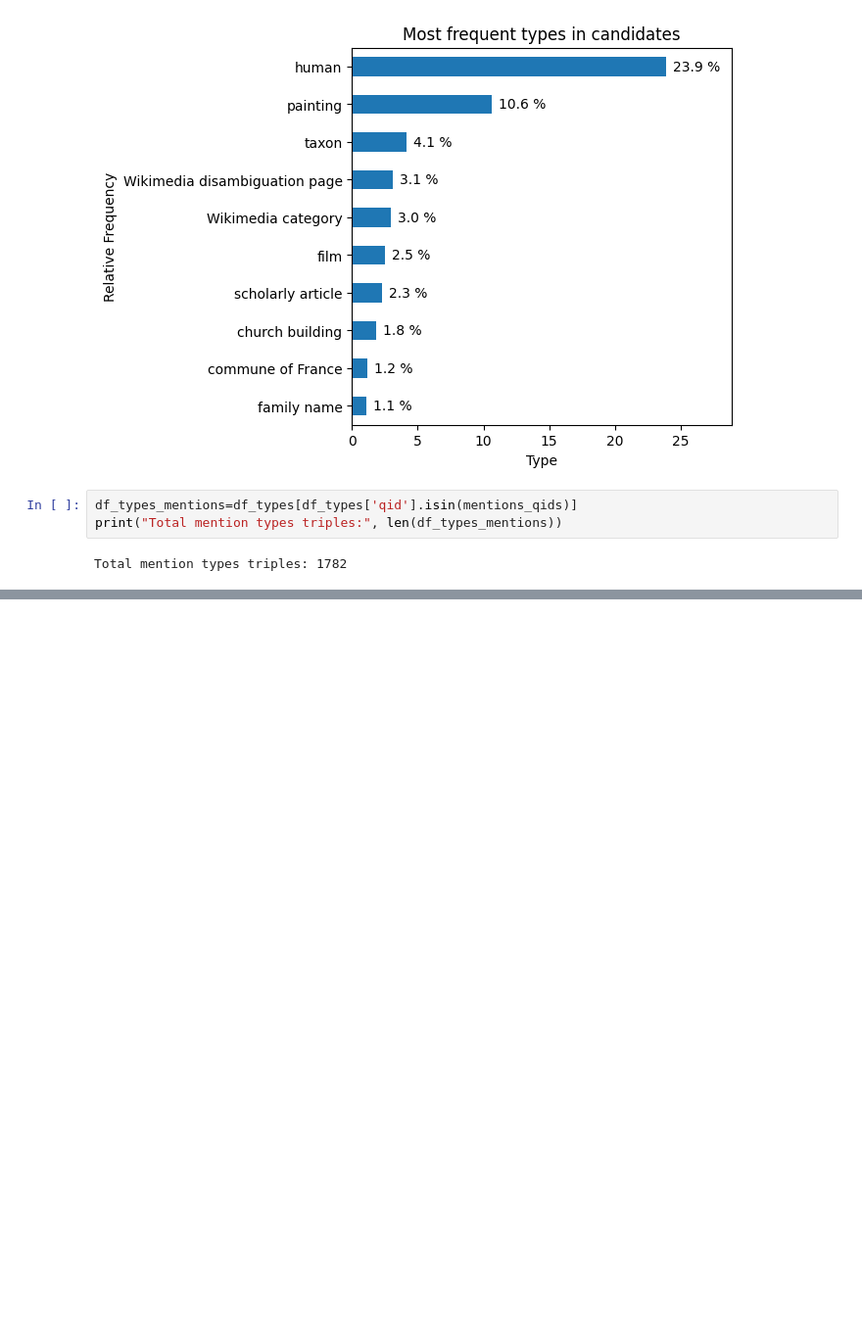
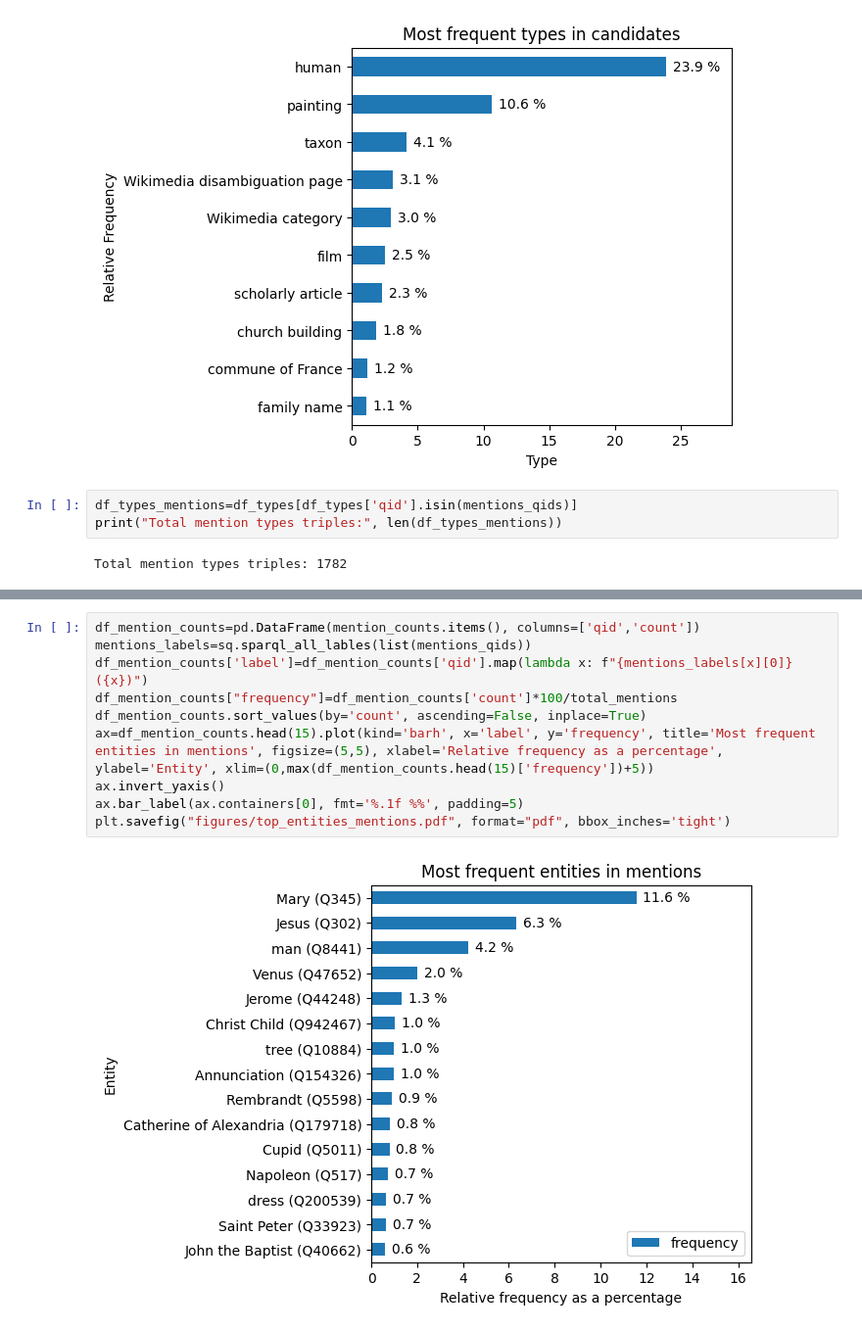
Before and after one commit to HPI-Information-Systems/MELArt, a Jupyter notebook: statistics_subjects.ipynb, the cells around one changed output, grey strips where cells are left out. Shown: that part at 98% size. Cells and saved outputs as stored; diff of their text form; blank space fills up the shorter version.

```diff
--- a/statistics_subjects.ipynb
+++ b/statistics_subjects.ipynb
@@ -129,0 +128,12 @@ ax.bar_label(ax.containers[1], fmt='%.1f %%', rotation=90, padding=5, color='dar
+# %%
+df_mention_counts=pd.DataFrame(mention_counts.items(), columns=['qid','count'])
+mentions_labels=sq.sparql_all_lables(list(mentions_qids))
+df_mention_counts['label']=df_mention_counts['qid'].map(lambda x: f"{mentions_labels[x][0]} ({x})")
+df_mention_counts["frequency"]=df_mention_counts['count']*100/total_mentions
+df_mention_counts.sort_values(by='count', ascending=False, inplace=True)
+ax=df_mention_counts.head(15).plot(kind='barh', x='label', y='frequency', title='Most frequent entities in mentions', figsize=(5,5), xlabel='Relative frequency as a percentage', ylabel='Entity', xlim=(0,max(df_mention_counts.head(15)['frequency'])+5))
+ax.invert_yaxis()
+ax.bar_label(ax.containers[0], fmt='%.1f %%', padding=5)
+plt.savefig("figures/top_entities_mentions.pdf", format="pdf", bbox_inches='tight')
+# %% [output]
+[figure, added]
```
Also changed, not shown: parts of 9 cells of this notebook.
